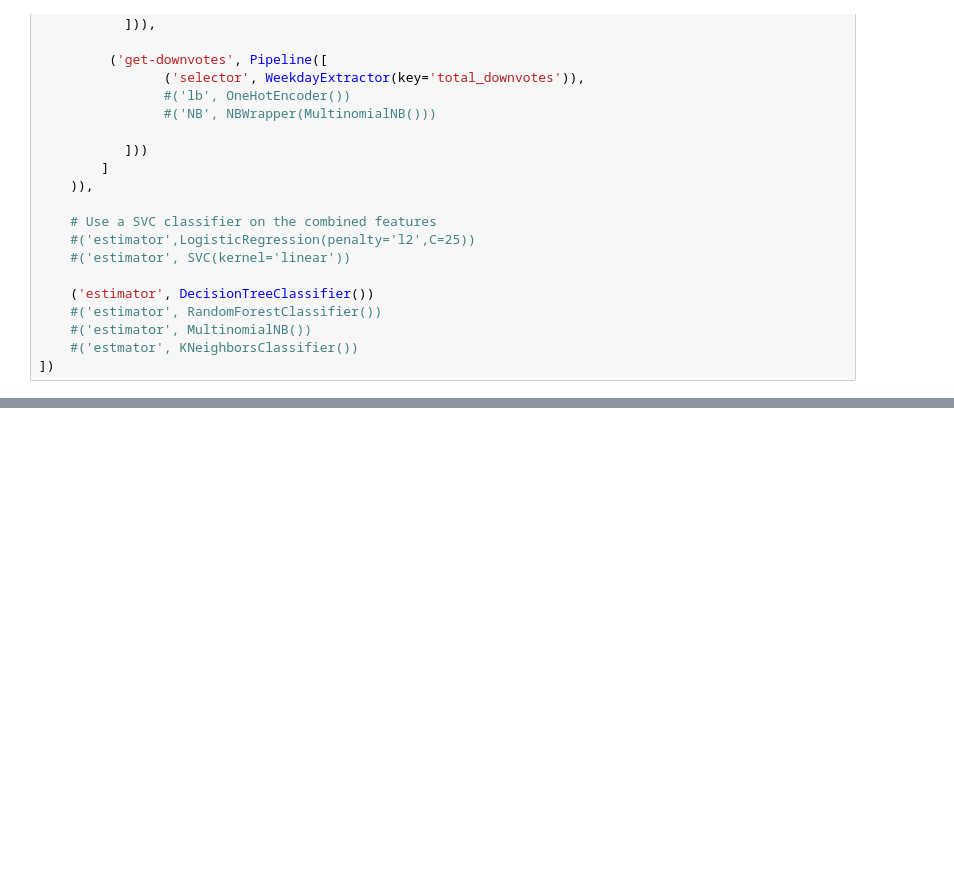
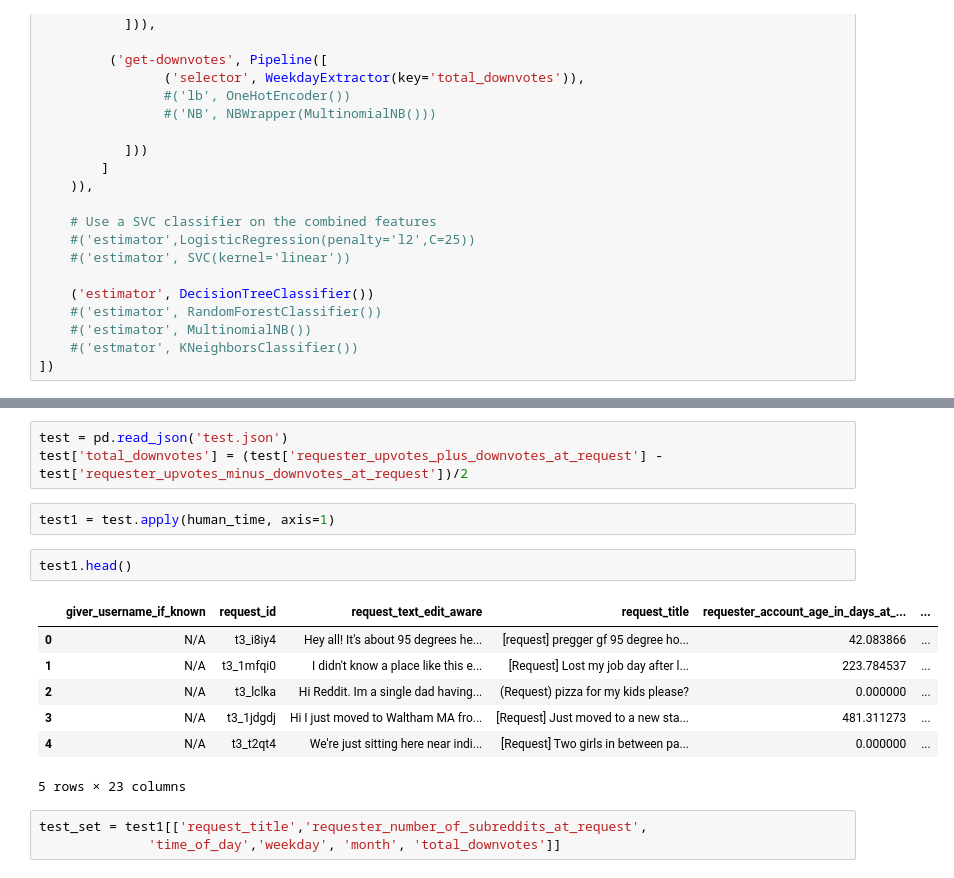
Before and after one commit to mathaholic/w207_final_proj, a Jupyter notebook: Model with Numeric Features.ipynb, the cells around one changed output, grey strips where cells are left out. Saved outputs shown, nothing was run; the diff lists cells and outputs as text; blank space fills up the shorter version.

Commit message:
latest model analysis
These are big, don't just run them blindly.  In [411]: has the latest error analysis

```diff
--- a/Model with Numeric Features.ipynb
+++ b/Model with Numeric Features.ipynb
@@ -338,0 +339,18 @@ array([[606, 176],
+# %%
+test = pd.read_json('test.json')
+test['total_downvotes'] = (test['requester_upvotes_plus_downvotes_at_request'] - test['requester_upvotes_minus_downvotes_at_request'])/2
+# %%
+test1 = test.apply(human_time, axis=1)
+# %%
+test1.head()
+# %% [output]
+|  | giver_username_if_known | request_id | request_text_edit_aware | request_title | requester_account_age_in_days_at_... | ... |
+| 0 | N/A | t3_i8iy4 | Hey all! It's about 95 degrees he... | [request] pregger gf 95 degree ho... | 42.083866 | ... |
+| 1 | N/A | t3_1mfqi0 | I didn't know a place like this e... | [Request] Lost my job day after l... | 223.784537 | ... |
+| 2 | N/A | t3_lclka | Hi Reddit. Im a single dad having... | (Request) pizza for my kids please? | 0.000000 | ... |
+| 3 | N/A | t3_1jdgdj | Hi I just moved to Waltham MA fro... | [Request] Just moved to a new sta... | 481.311273 | ... |
+| 4 | N/A | t3_t2qt4 | We're just sitting here near indi... | [Request] Two girls in between pa... | 0.000000 | ... |
+5 rows × 23 columns
+# %%
+test_set = test1[['request_title','requester_number_of_subreddits_at_request',
+              'time_of_day','weekday', 'month', 'total_downvotes']]
```
Also changed, not shown: parts of 17 cells of this notebook.
